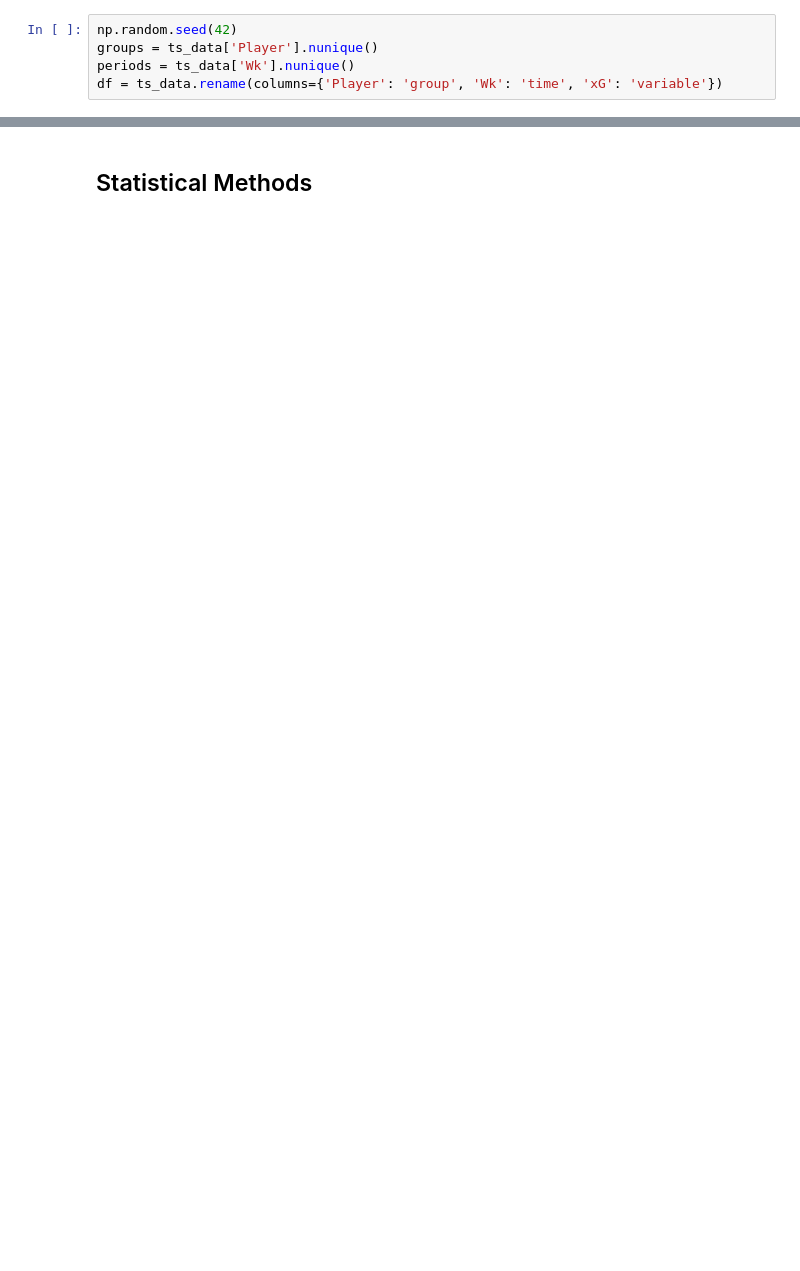
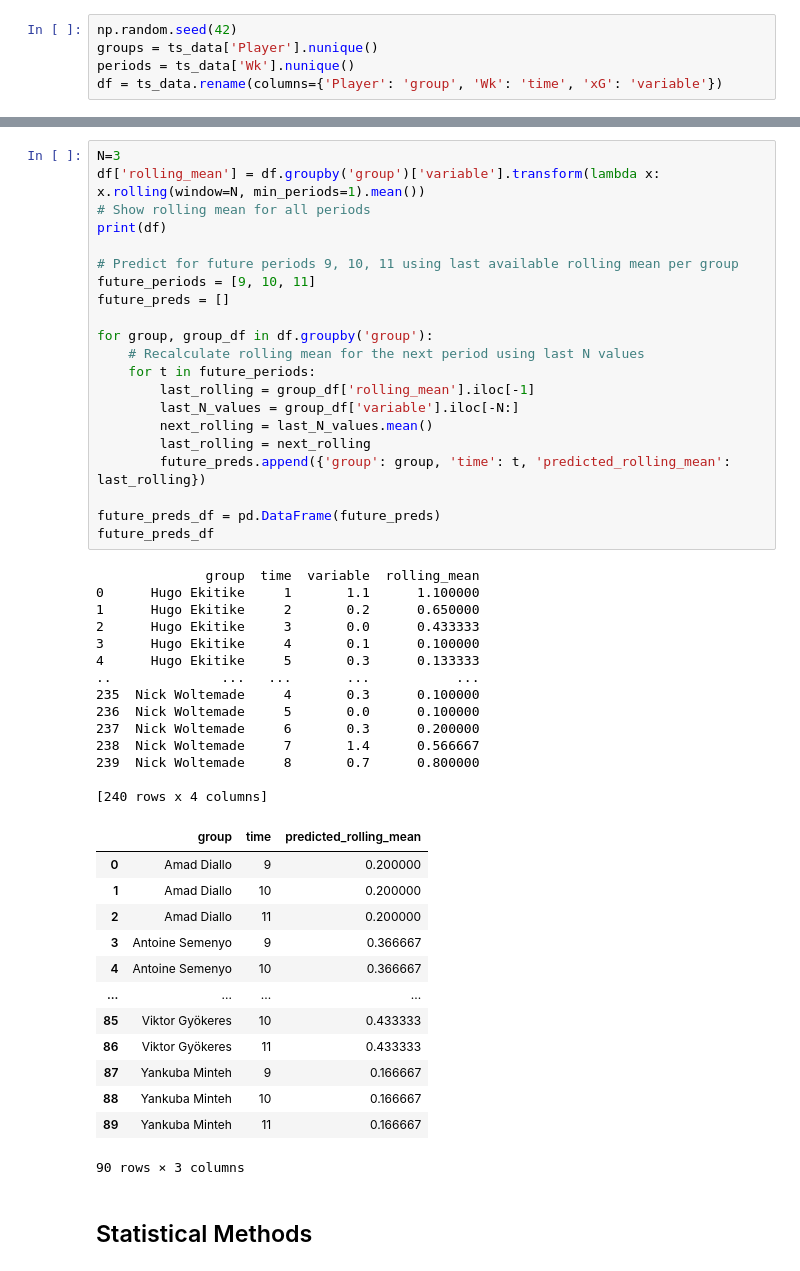
Before and after one commit to SpoicyCurri/ff-bot, a Jupyter notebook: modelling.ipynb, the cells around one changed output, grey strips where cells are left out. Saved outputs shown, nothing was run; the diff lists cells and outputs as text; blank space fills up the shorter version.

```diff
--- a/modelling.ipynb
+++ b/modelling.ipynb
@@ -61,2 +156,51 @@ df = ts_data.rename(columns={'Player': 'group', 'Wk': 'time', 'xG': 'variable'})
+# %%
+N=3
+df['rolling_mean'] = df.groupby('group')['variable'].transform(lambda x: x.rolling(window=N, min_periods=1).mean())
+# Show rolling mean for all periods
+print(df)
+
+# Predict for future periods 9, 10, 11 using last available rolling mean per group
+future_periods = [9, 10, 11]
+future_preds = []
+
+for group, group_df in df.groupby('group'):
+    # Recalculate rolling mean for the next period using last N values
+    for t in future_periods:
+        last_rolling = group_df['rolling_mean'].iloc[-1]
+        last_N_values = group_df['variable'].iloc[-N:]
+        next_rolling = last_N_values.mean()
+        last_rolling = next_rolling
+        future_preds.append({'group': group, 'time': t, 'predicted_rolling_mean': last_rolling})
+
+future_preds_df = pd.DataFrame(future_preds)
+future_preds_df
+# %% [output]
+              group  time  variable  rolling_mean
+0      Hugo Ekitike     1       1.1      1.100000
+1      Hugo Ekitike     2       0.2      0.650000
+2      Hugo Ekitike     3       0.0      0.433333
+3      Hugo Ekitike     4       0.1      0.100000
+4      Hugo Ekitike     5       0.3      0.133333
+..              ...   ...       ...           ...
+235  Nick Woltemade     4       0.3      0.100000
+236  Nick Woltemade     5       0.0      0.100000
+237  Nick Woltemade     6       0.3      0.200000
+238  Nick Woltemade     7       1.4      0.566667
+239  Nick Woltemade     8       0.7      0.800000
+
+[240 rows x 4 columns]
+|  | group | time | predicted_rolling_mean |
+| 0 | Amad Diallo | 9 | 0.200000 |
+| 1 | Amad Diallo | 10 | 0.200000 |
+| 2 | Amad Diallo | 11 | 0.200000 |
+| 3 | Antoine Semenyo | 9 | 0.366667 |
+| 4 | Antoine Semenyo | 10 | 0.366667 |
+| ... | ... | ... | ... |
+| 85 | Viktor Gyökeres | 10 | 0.433333 |
+| 86 | Viktor Gyökeres | 11 | 0.433333 |
+| 87 | Yankuba Minteh | 9 | 0.166667 |
+| 88 | Yankuba Minteh | 10 | 0.166667 |
+| 89 | Yankuba Minteh | 11 | 0.166667 |
+90 rows × 3 columns
 # %% [markdown]
 ## Statistical Methods
```
Also changed, not shown: parts of 12 cells of this notebook, 1 other file.
